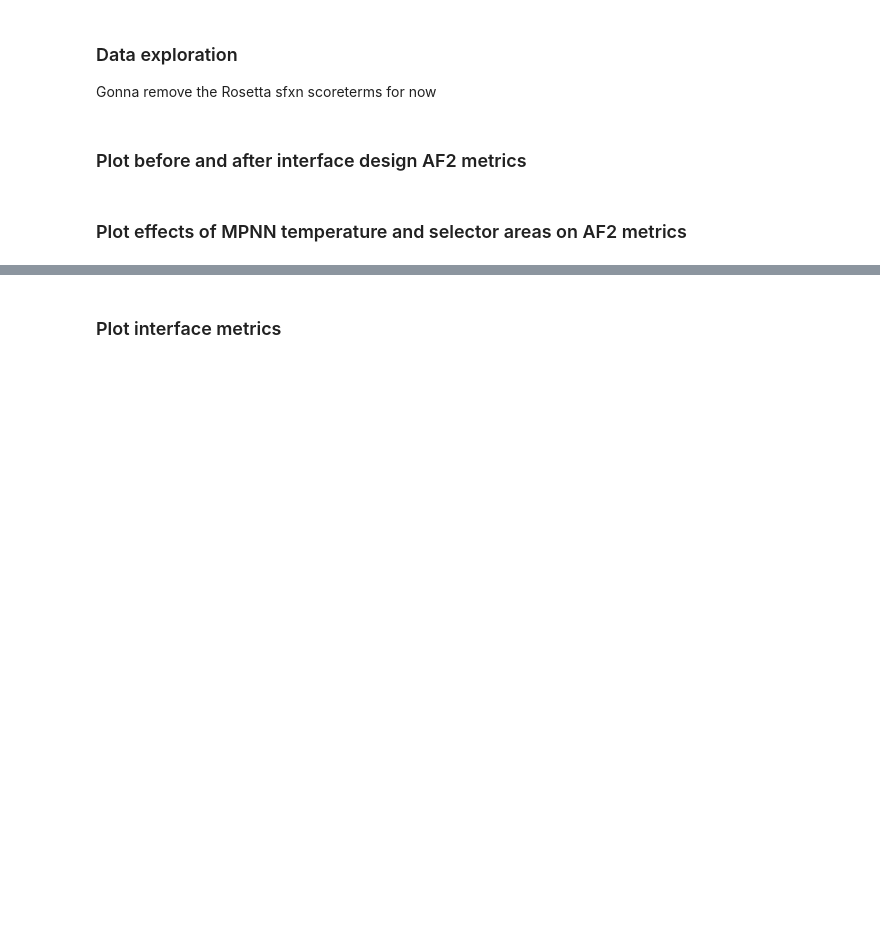
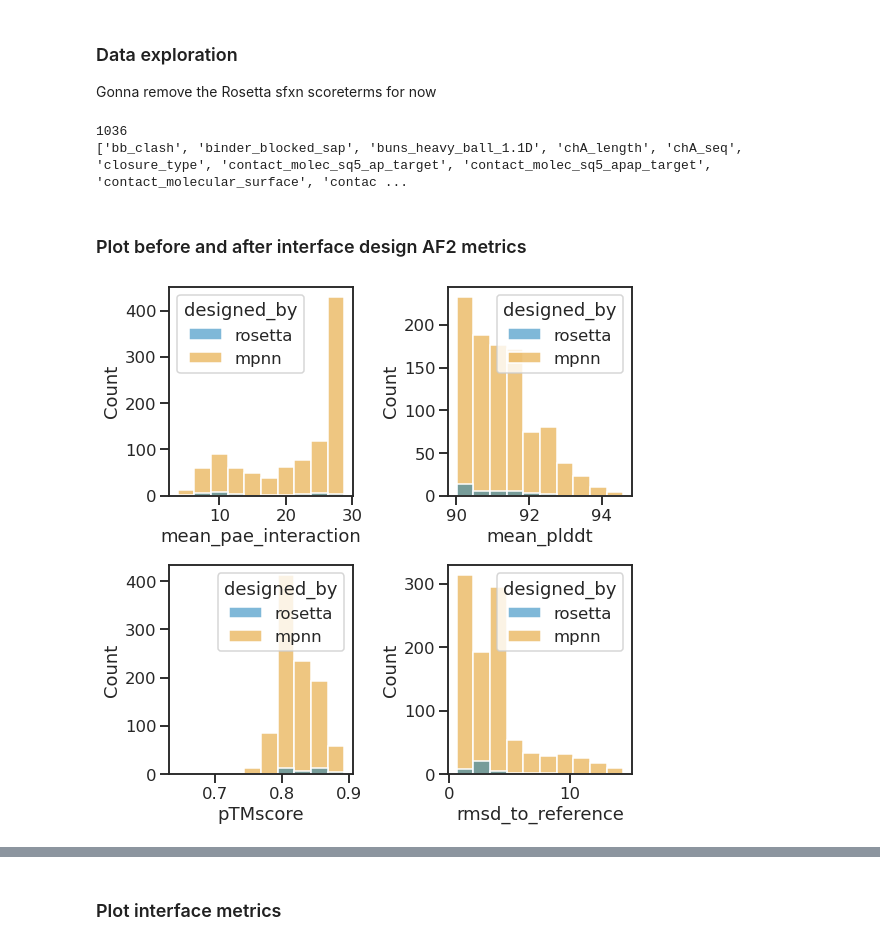
Before and after one commit to proleu/crispy_shifty, a Jupyter notebook: projects/crispy_crispies/01_fold_binders.ipynb, the cells around one changed output, grey strips where cells are left out. Cells and saved outputs as stored; diff of their text form; code cells hidden in the pictures; blank space fills up the shorter version.

```diff
--- a/projects/crispy_crispies/01_fold_binders.ipynb
+++ b/projects/crispy_crispies/01_fold_binders.ipynb
@@ -112,7 +112,7 @@ if not os.path.exists(os.path.join(output_path, "scores.json")):
 sys.path.insert(0, "/projects/crispy_shifty")
 from crispy_shifty.utils.io import parse_scorefile_linear
 
-output_path = os.path.join(os.getcwd(), f"projects/crispy_shifties/{simulation_name}")
+output_path = os.path.join(os.getcwd(), f"projects/crispy_crispies/{simulation_name}")
 
 if not os.path.exists(os.path.join(output_path, "scores.csv")):
     scores_df = parse_scorefile_linear(os.path.join(output_path, "scores.json"))
@@ -147,5 +147,8 @@ sample_df = sample_df[
 ]
 print(len(sample_df))
 print(list(sample_df.columns))
+# %% [output]
+1036
+['bb_clash', 'binder_blocked_sap', 'buns_heavy_ball_1.1D', 'chA_length', 'chA_seq', 'closure_type', 'contact_molec_sq5_ap_target', 'contact_molec_sq5_apap_target', 'contact_molecular_surface', 'contac ...
 # %%
 from crispy_shifty.utils.plotting import histplot_df, pairplot_df
@@ -191,17 +156,17 @@ print(to_plot)
 ### Plot before and after interface design AF2 metrics
 # %%
 cols = [
-    "best_average_plddts",
-    "best_ptm",
-    "best_rmsd_to_input",
+    "mean_pae_interaction",
     "mean_plddt",
     "pTMscore",
     "rmsd_to_reference",
 ]
 the_fig = histplot_df(
     df=sample_df,
     cols=cols,
     bins=10,
     hue="designed_by",
 )
 plt.savefig(os.path.join(output_path, "old_vs_new_af2_scores.png"))
+# %% [output]
+[figure, added]
@@ -215,5 +173,3 @@ plt.savefig(os.path.join(output_path, "old_vs_new_af2_scores_paired.png"))
-# %% [markdown]
-### Plot effects of MPNN temperature and selector areas on AF2 metrics
 # %%
 mpnn["mpnn_temperature"] = mpnn["mpnn_temperature"].astype(str)
 
```
Also changed, not shown: parts of 28 cells of this notebook, 3 other files.
